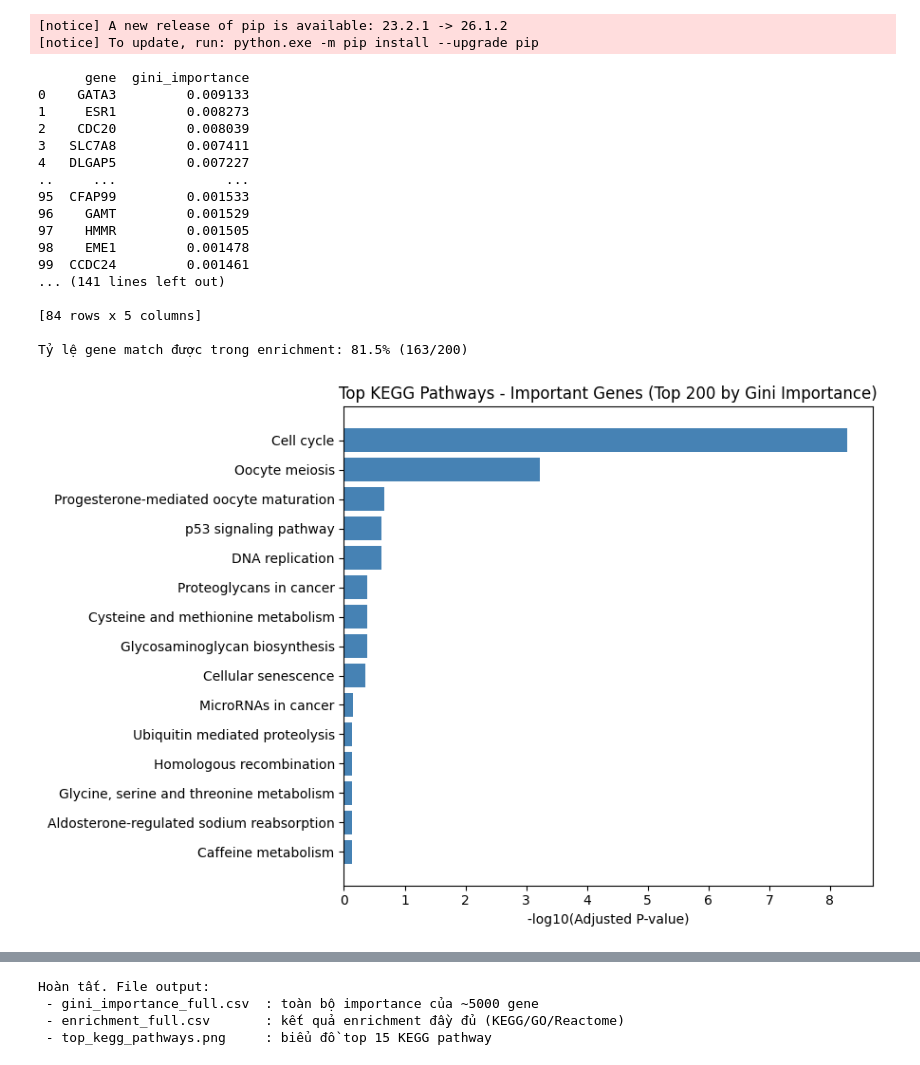
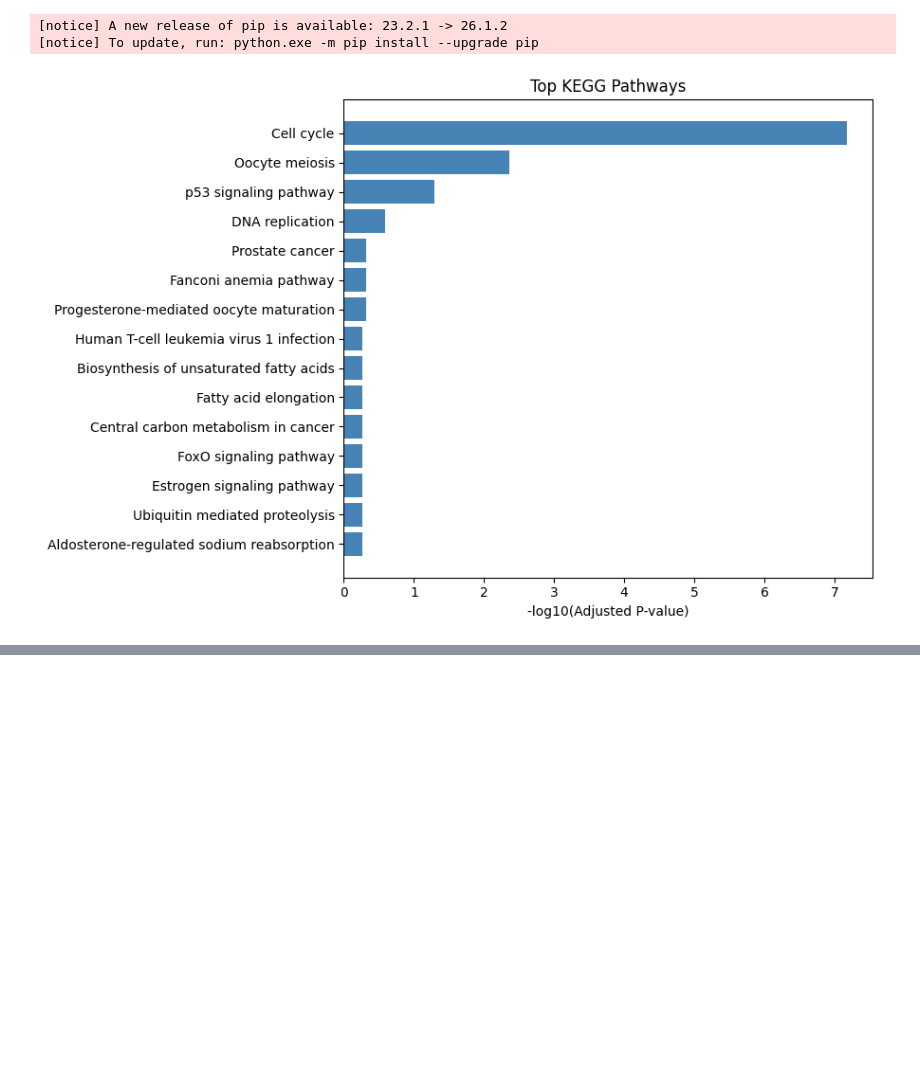
Before and after one commit to kingofnonames/DATN, a Jupyter notebook: analyze_key_genes.ipynb, the cells around one changed output, grey strips where cells are left out. Drawn from its saved outputs; the diff is of its cells as text; code cells hidden in the pictures; blank space fills up the shorter version.

```diff
--- a/analyze_key_genes.ipynb
+++ b/analyze_key_genes.ipynb
@@ -62,10 +62,9 @@ class GCNModel(nn.Module):
         return F.silu(x)
 
 class MultiContrastLoss(nn.Module):
-    def __init__(self, tau=0.5, lam=0.5, eps=1e-8):
+    def __init__(self, tau=0.5, eps=1e-8):
         super().__init__()
         self.tau = tau
-        self.lam = lam
         self.eps = eps
     def sim(self, z1, z2):
         z1_norm = torch.norm(z1, dim=-1, keepdim=True)
@@ -245,7 +244,6 @@ if __name__ == '__main__':
         weight_decay=5e-4
     )
     criterion = MultiContrastLoss(
-        128,
         0.5
     ).to(device)
     for epoch in range(100):
@@ -482,7 +480,6 @@ feature_importance_df = pd.DataFrame({
     "gini_importance": importances
 }).sort_values(by="gini_importance", ascending=False).reset_index(drop=True)
 
-print(feature_importance_df.head(100))
 os.makedirs("./key_genes", exist_ok=True)
 feature_importance_df.to_csv("./key_genes/gini_importance_full.csv", index=False)
 
@@ -493,15 +490,12 @@ TOP_N = 200
 top_genes_raw = feature_importance_df["gene"].head(TOP_N).tolist()
 top_genes_clean = [clean_gene_name(g) for g in top_genes_raw]
 
-print(f"\nSố gene đưa vào KEGG enrichment: {len(top_genes_clean)}")
 
 
 enr = gp.enrichr(
     gene_list=top_genes_clean,
     gene_sets=[
         "KEGG_2021_Human",
-        "GO_Biological_Process_2023",
-        "Reactome_2022",
     ],
     organism="human",
     outdir=None,
@@ -511,8 +505,6 @@ enr = gp.enrichr(
 result_df = enr.results.sort_values("Adjusted P-value").reset_index(drop=True)
 result_df.to_csv("./key_genes/enrichment_full.csv", index=False)
 
-print("\n=== Top 30 enriched terms (tất cả gene sets) ===")
-print(result_df[["Gene_set", "Term", "Overlap", "Adjusted P-value", "Genes"]].head(30))
 
 brca_keywords = [
     "breast cancer", "estrogen", "erbb", "pi3k", "cell cycle",
@@ -521,19 +513,13 @@ brca_keywords = [
 mask = result_df["Term"].str.lower().str.contains("|".join(brca_keywords))
 brca_relevant = result_df[mask]
 
-print("\n=== Pathway/Term liên quan trực tiếp đến BRCA ===")
-print(brca_relevant[["Gene_set", "Term", "Overlap", "Adjusted P-value", "Genes"]])
 
 matched_genes = set()
 for genes_str in result_df["Genes"]:
     matched_genes.update(genes_str.split(";"))
 
 match_rate = len(matched_genes & set(top_genes_clean)) / len(top_genes_clean)
-print(f"\nTỷ lệ gene match được trong enrichment: {match_rate:.1%} "
-      f"({len(matched_genes & set(top_genes_clean))}/{len(top_genes_clean)})")
-if match_rate < 0.7:
-    print(" Match rate thấp — kiểm tra lại tên gene "
-          "(có thể cần map qua Ensembl/HGNC ID thay vì suy đoán dấu '.').")
+
 
 kegg_only = result_df[result_df["Gene_set"] == "KEGG_2021_Human"].head(15).copy()
 kegg_only["-log10(padj)"] = -np.log10(kegg_only["Adjusted P-value"])
@@ -541,7 +527,7 @@ kegg_only["-log10(padj)"] = -np.log10(kegg_only["Adjusted P-value"])
 plt.figure(figsize=(9, 6))
 plt.barh(kegg_only["Term"], kegg_only["-log10(padj)"], color="steelblue")
 plt.xlabel("-log10(Adjusted P-value)")
-plt.title(f"Top KEGG Pathways - Important Genes (Top {TOP_N} by Gini Importance)")
+plt.title(f"Top KEGG Pathways")
 plt.gca().invert_yaxis()
 plt.tight_layout()
 plt.savefig("./key_genes/top_kegg_pathways.png", dpi=150)
@@ -570,53 +556,32 @@ scatter = ax.scatter(
     alpha=0.85,
 )
 
 ax.set_xlabel("Gene Ratio (overlap / pathway size)")
-ax.set_title(f"KEGG Pathway Dot Plot - Top {TOP_N} Important Genes")
+ax.set_title(f"KEGG Pathway Dot Plot")
 ax.grid(axis="x", linestyle="--", alpha=0.4)
 
 cbar = plt.colorbar(scatter, ax=ax)
 cbar.set_label("-log10(Adjusted P-value)")
 
 count_values = sorted(dotplot_df["Count"].unique())
 legend_counts = sorted(set([
     count_values[0],
     count_values[len(count_values) // 2],
     count_values[-1]
 ]))
 legend_handles = [
     plt.scatter([], [], s=c * 40, color="gray", edgecolors="black", alpha=0.85, label=str(c))
     for c in legend_counts
 ]
 ax.legend(
     handles=legend_handles,
     title="Gene Count",
     loc="lower right",
     frameon=True,
 )
 
 plt.tight_layout()
 plt.savefig("./key_genes/kegg_dotplot.png", dpi=150)
 plt.show()
-print("\nHoàn tất. File output:")
-print(" - gini_importance_full.csv  : toàn bộ importance của ~5000 gene")
-print(" - enrichment_full.csv       : kết quả enrichment đầy đủ (KEGG/GO/Reactome)")
-print(" - top_kegg_pathways.png     : biểu đồ top 15 KEGG pathway")
 # %% [output]
-      gene  gini_importance
-0    GATA3         0.009133
-1     ESR1         0.008273
-2    CDC20         0.008039
-3   SLC7A8         0.007411
-4   DLGAP5         0.007227
-..     ...              ...
-95  CFAP99         0.001533
-96    GAMT         0.001529
-97    HMMR         0.001505
-98    EME1         0.001478
-99  CCDC24         0.001461
-... (141 lines left out)
-
-[84 rows x 5 columns]
-
-Tỷ lệ gene match được trong enrichment: 81.5% (163/200)
-[figure, old version]
+[figure, new version]
@@ -624,4 +588,0 @@ Tỷ lệ gene match được trong enrichment: 81.5% (163/200)
-Hoàn tất. File output:
- - gini_importance_full.csv  : toàn bộ importance của ~5000 gene
- - enrichment_full.csv       : kết quả enrichment đầy đủ (KEGG/GO/Reactome)
- - top_kegg_pathways.png     : biểu đồ top 15 KEGG pathway
```
Also changed, not shown: parts of 3 cells of this notebook, 21 other files.
